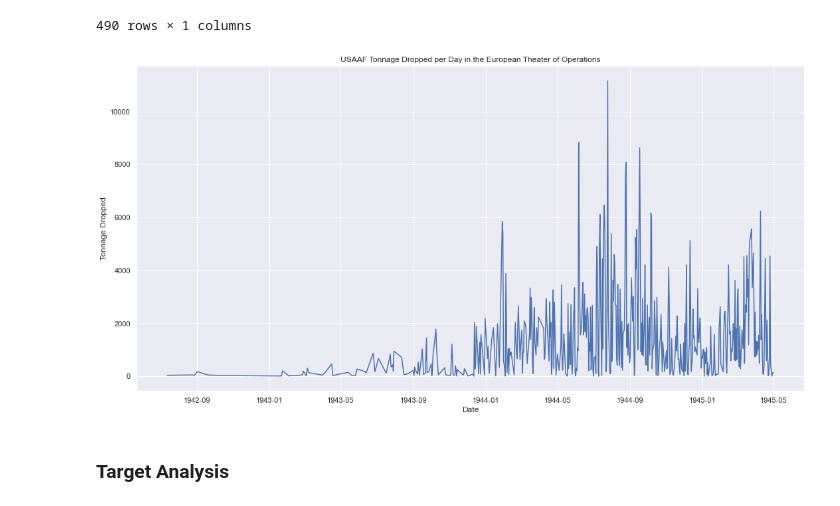
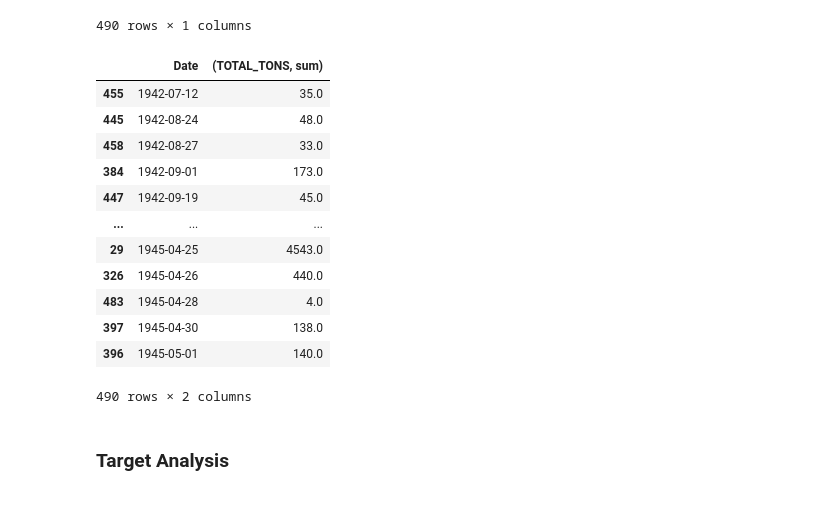
Before and after one commit to sidmurthy/ww2bombing, a Jupyter notebook: bombing_analysis.ipynb, the cells around one changed output. Cells and saved outputs as stored; diff of their text form; code cells hidden in the pictures.

```diff
--- a/bombing_analysis.ipynb
+++ b/bombing_analysis.ipynb
@@ -485,13 +486,27 @@ us_eur_tonnage_by_date
 | 1945-01-11 | 0.0 |
 | 1944-07-10 | 0.0 |
 490 rows × 1 columns
+# %%
+us_eur_tonnage_by_date_px = us_eur_tonnage_by_date.loc['1942-06-01':].reset_index().sort_values(by='Date')
+us_eur_tonnage_by_date_px
+# %% [output]
+|  | Date | (TOTAL_TONS, sum) |
+| 455 | 1942-07-12 | 35.0 |
+| 445 | 1942-08-24 | 48.0 |
+| 458 | 1942-08-27 | 33.0 |
+| 384 | 1942-09-01 | 173.0 |
+| 447 | 1942-09-19 | 45.0 |
+| ... | ... | ... |
+| 29 | 1945-04-25 | 4543.0 |
+| 326 | 1945-04-26 | 440.0 |
+| 483 | 1945-04-28 | 4.0 |
+| 397 | 1945-04-30 | 138.0 |
+| 396 | 1945-05-01 | 140.0 |
+490 rows × 2 columns
 # %%
-sns.lineplot(data=us_eur_tonnage_by_date, x='Date', y=('TOTAL_TONS', 'sum'));
-plt.xlabel('Date')
-plt.ylabel('Tonnage Dropped')
-plt.title('USAAF Tonnage Dropped per Day in the European Theater of Operations');
+fig = px.line(x=us_eur_tonnage_by_date_px['Date'], y=us_eur_tonnage_by_date_px[('TOTAL_TONS', 'sum')],
+			  labels={'x': 'Date', 'y': 'Tonnage Dropped'}, title='USAAF Tonnage Dropped per Day in the European Theater of Operations')
+fig.show()
-# %% [output]
-[figure, removed]
 # %% [markdown]
 ### Target Analysis
 # %%
```
Also changed, not shown: parts of 8 cells of this notebook.
